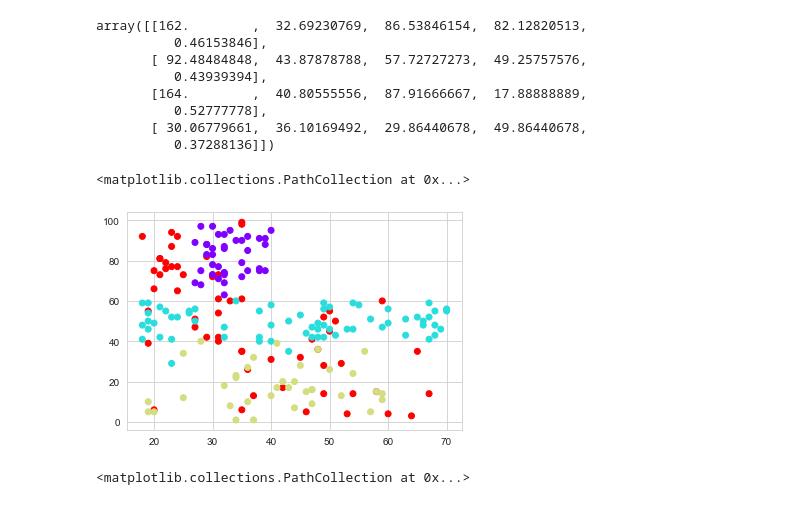
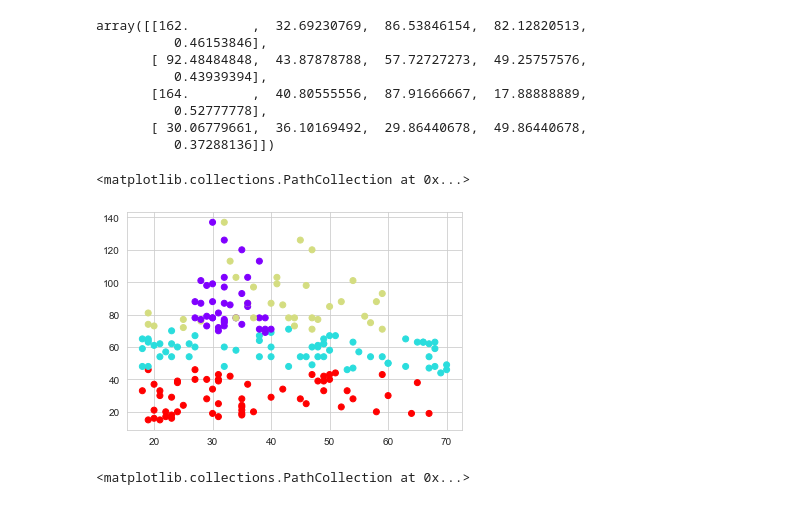
Before and after one commit to Harshita9511/k-means-clustering, a Jupyter notebook: k-means-clustering.ipynb, the cells around one changed output. Saved outputs shown, nothing was run; the diff lists cells and outputs as text; code cells hidden in the pictures.

```diff
--- a/k-means-clustering.ipynb
+++ b/k-means-clustering.ipynb
@@ -124,10 +124,10 @@ array([[162.        ,  32.69230769,  86.53846154,  82.12820513,
           0.37288136]])
 # %%
 # Age Vs Annual Income
-plt.scatter(x[:, 1], x[:, 3], c=y_km, cmap='rainbow')
+plt.scatter(x[:, 1], x[:, 2], c=y_km, cmap='rainbow')
 # %% [output]
 <matplotlib.collections.PathCollection at 0x...>
-[figure, old version]
+[figure, new version]
 # %%
 # Age Vs Spending Score (1-100)
 plt.scatter(x[:, 1], x[:, 3], c=y_km, cmap='coolwarm')
```
